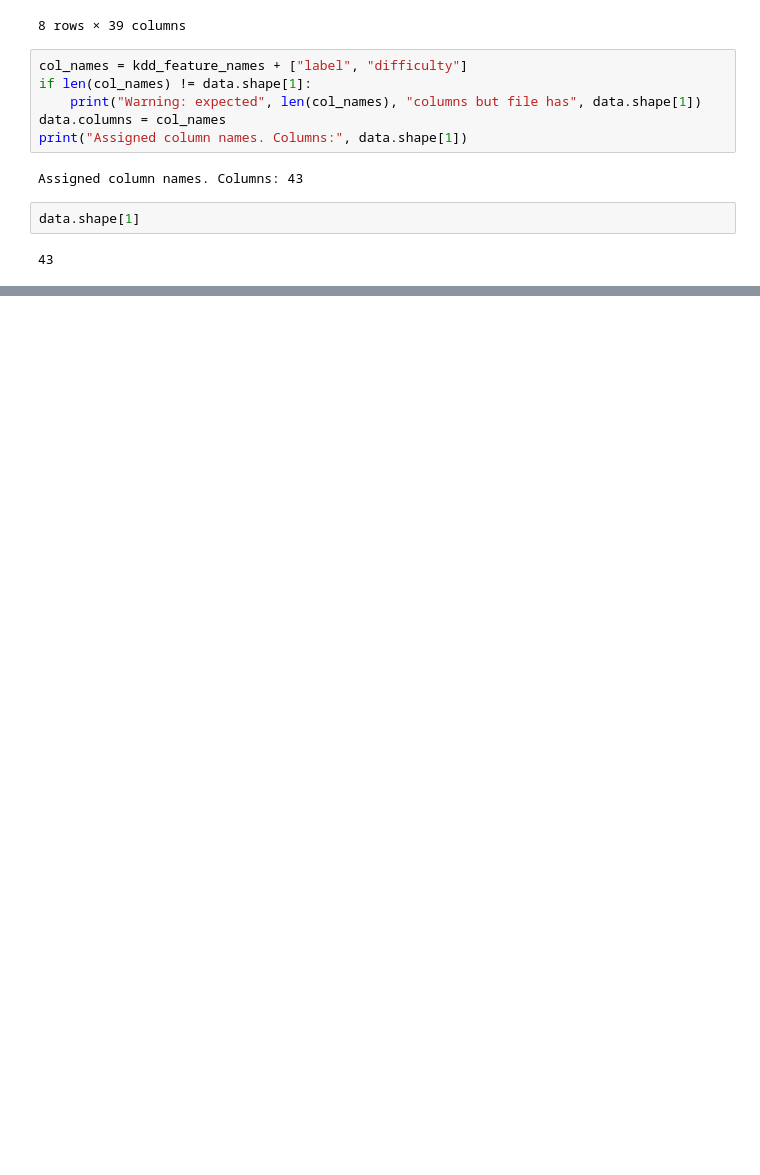
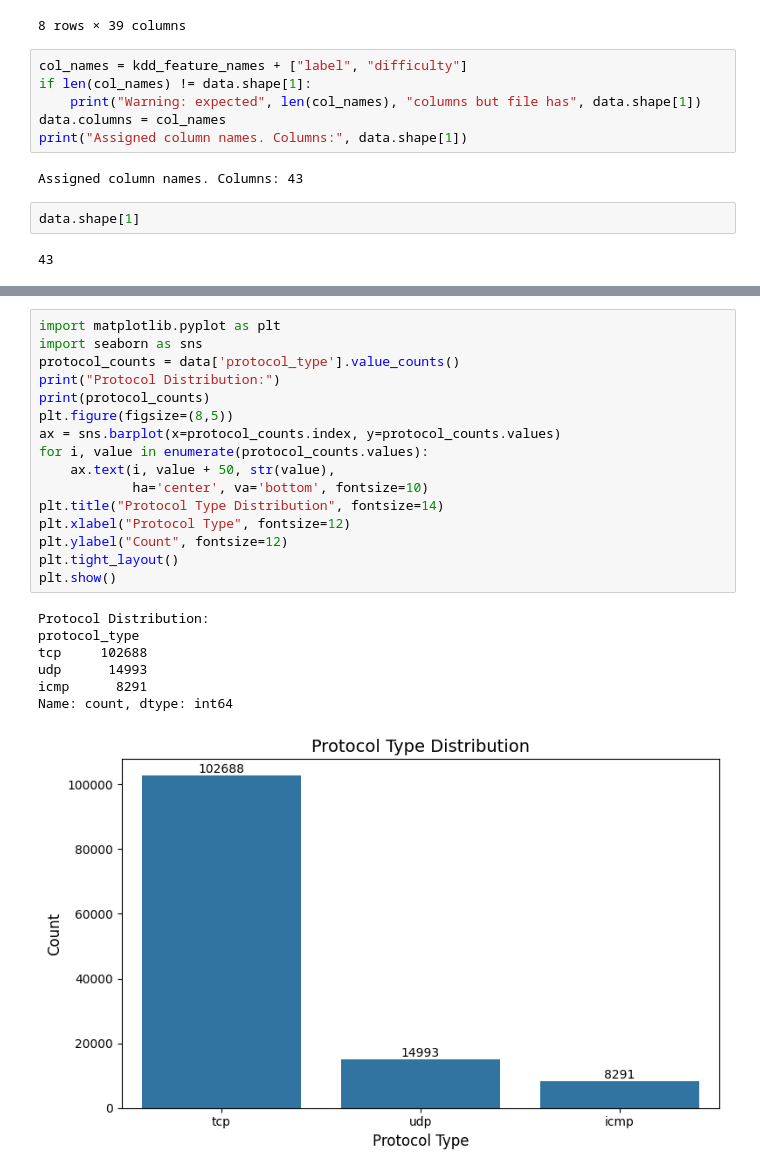
Before and after one commit to chevitividyasagar/Newspringbot, a Jupyter notebook: SENTINET.ipynb, the cells around one changed output, grey strips where cells are left out. Cells and saved outputs as stored; diff of their text form; blank space fills up the shorter version.

```diff
--- a/SENTINET.ipynb
+++ b/SENTINET.ipynb
@@ -160,0 +169,24 @@ Name: count, dtype: int64
+# %%
+import matplotlib.pyplot as plt
+import seaborn as sns
+protocol_counts = data['protocol_type'].value_counts()
+print("Protocol Distribution:")
+print(protocol_counts)
+plt.figure(figsize=(8,5))
+ax = sns.barplot(x=protocol_counts.index, y=protocol_counts.values)
+for i, value in enumerate(protocol_counts.values):
+    ax.text(i, value + 50, str(value),
+            ha='center', va='bottom', fontsize=10)
+plt.title("Protocol Type Distribution", fontsize=14)
+plt.xlabel("Protocol Type", fontsize=12)
+plt.ylabel("Count", fontsize=12)
+plt.tight_layout()
+plt.show()
+# %% [output]
+Protocol Distribution:
+protocol_type
+tcp     102688
+udp      14993
+icmp      8291
+Name: count, dtype: int64
+[figure, added]
```
Also changed, not shown: parts of 11 cells of this notebook.
